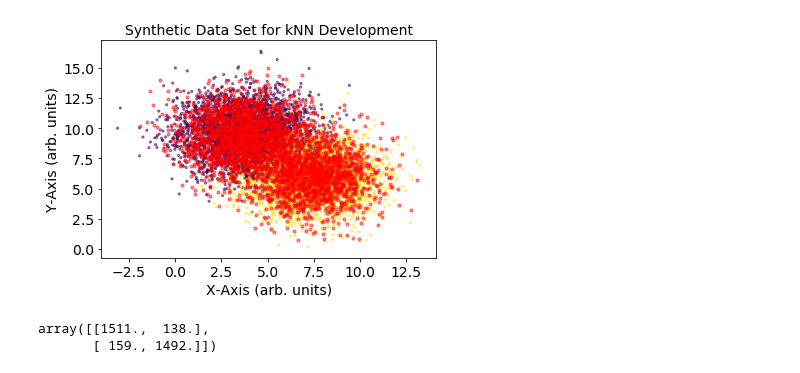
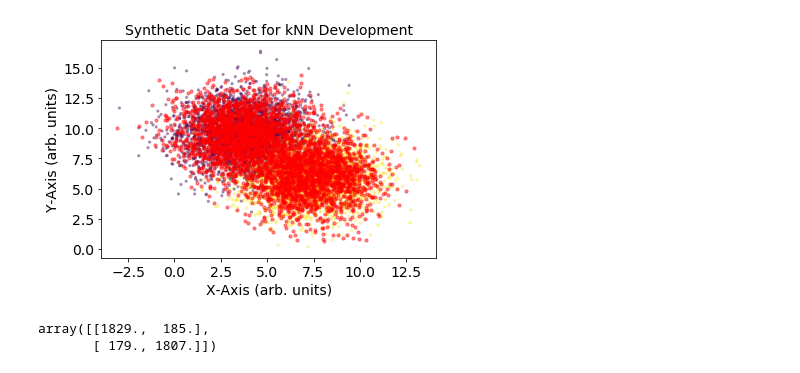
Before and after one commit to grantaguinaldo/data-templates, a Jupyter notebook: knn_from_scratch.ipynb, the cells around one changed output. Drawn from its saved outputs; the diff is of its cells as text; code cells hidden in the pictures.

Commit message:
Added train_test_split to kNN

```diff
--- a/knn_from_scratch.ipynb
+++ b/knn_from_scratch.ipynb
@@ -8,26 +66,30 @@ start = time.time()
 # %%
-'''
-Generate training dataset for k-NN Development.
-'''
+#Generate training dataset for k-NN Development.
 X, y = make_blobs(n_samples=10000,
                               centers=2,
                               n_features=2,
                               cluster_std=1.75,
                               center_box=(0, 10),
                               random_state=42)
 
-X_train, X_test, y_train, y_test = train_test_split(X, y, test_size=0.33, random_state=42)
+#Implement train_test_split
+X_train, X_test, y_train, y_test = train_test_split(random_state=42,
+                                                     input_x=X,
+                                                     input_y=y,
+                                                     shuffle=True,
+                                                     test_size=0.40)
 
-'''
-Plot out both datasets.
-'''
-plt.scatter(X_test[:, 0], X_test[:, 1], s=10, color='red', zorder=100, alpha=0.45)
-plt.scatter(X_train[:, 0], X_train[:, 1], c=y_train, alpha=0.5, s=5)
+#Plot out both datasets.
+plt.scatter(X_test[:, 0], X_test[:, 1], s=10, color='red',
+            zorder=100, alpha=0.45)
+
+plt.scatter(X_train[:, 0], X_train[:, 1], c=y_train,
+            alpha=0.35, s=5)
 plt.title('Synthetic Data Set for kNN Development', fontsize=14)
 plt.xlabel('X-Axis (arb. units)', fontsize=14)
 plt.ylabel('Y-Axis (arb. units)', fontsize=14)
 plt.xticks(fontsize=14)
 plt.yticks(fontsize=14)
 plt.show()
 # %% [output]
-[figure, old version]
+[figure, new version]
@@ -68,8 +98,8 @@ num_ = knn(X_train=X_train, y_train=y_train, X_test=X_test, y_test=y_test, num_k
 # %%
-confusion_matrix(y_test, num_)
+confusion_matrix(y_test, y_pred_class)
 # %% [output]
-array([[1511.,  138.],
-       [ 159., 1492.]])
+array([[1829.,  185.],
+       [ 179., 1807.]])
 # %%
 end = time.time()
 print('Elapased Time: {0:.2f} seconds'.format(end-start))
```
Also changed, not shown: parts of 6 cells of this notebook.
